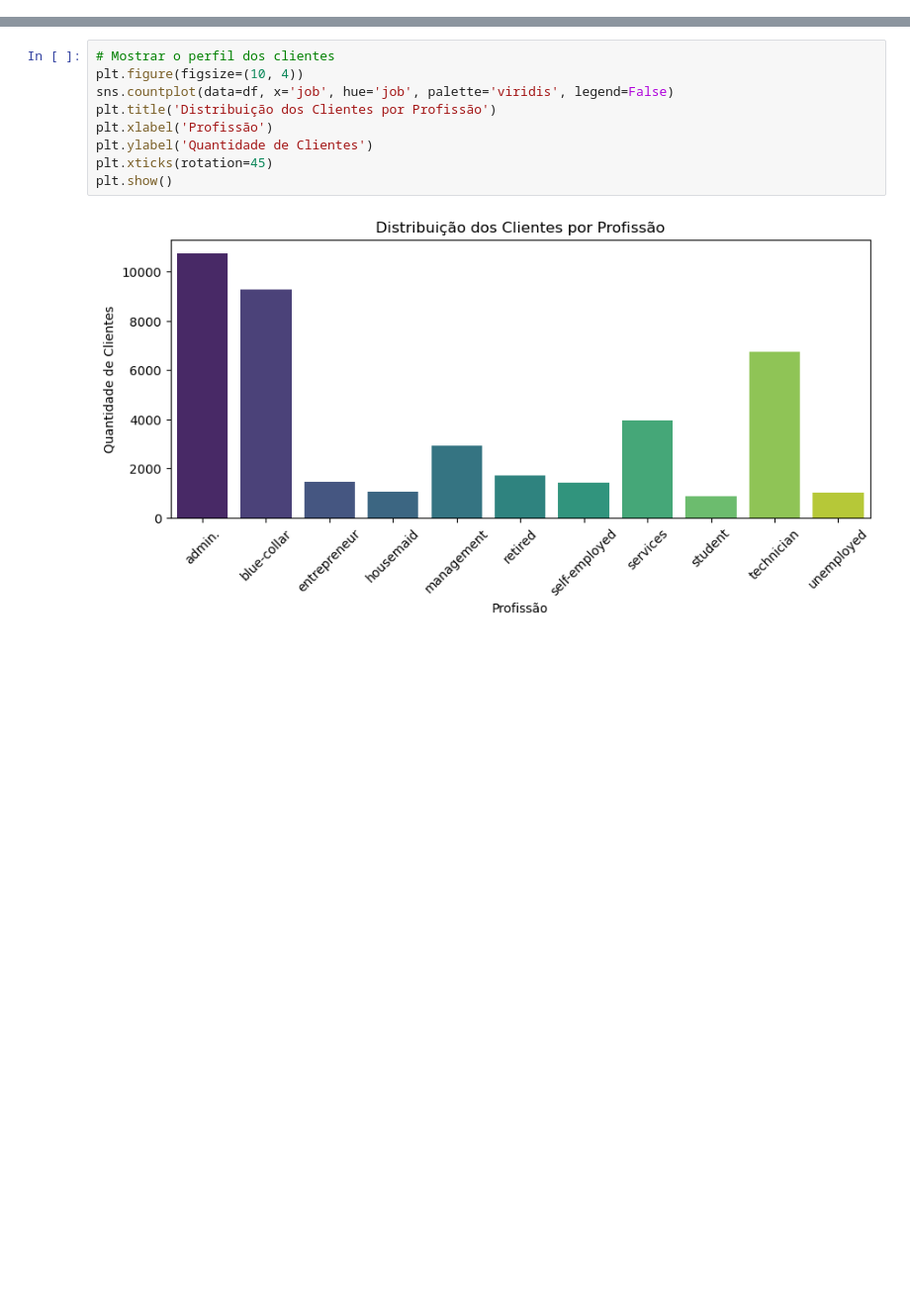
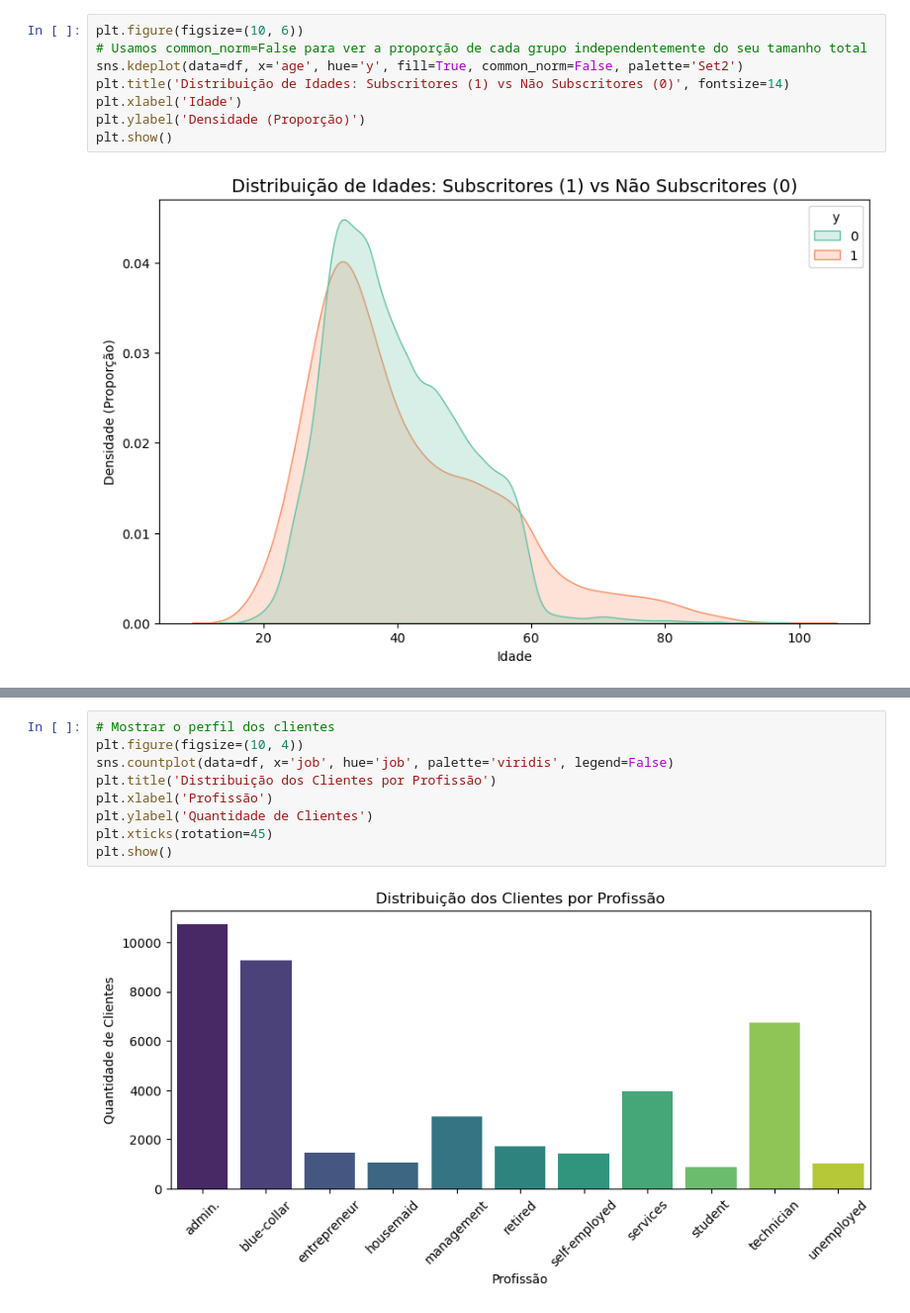
Before and after one commit to LucasUgulino/Super_Projeto_Estatistica, a Jupyter notebook: notebooks/eda.ipynb, the cells around one changed output, grey strips where cells are left out. Shown at 99% size. Cells and saved outputs as stored; diff of their text form; blank space fills up the shorter version.

```diff
--- a/notebooks/eda.ipynb
+++ b/notebooks/eda.ipynb
@@ -28,0 +145,10 @@ Name: proportion, dtype: float64
+# %%
+plt.figure(figsize=(10, 6))
+# Usamos common_norm=False para ver a proporção de cada grupo independentemente do seu tamanho total
+sns.kdeplot(data=df, x='age', hue='y', fill=True, common_norm=False, palette='Set2')
+plt.title('Distribuição de Idades: Subscritores (1) vs Não Subscritores (0)', fontsize=14)
+plt.xlabel('Idade')
+plt.ylabel('Densidade (Proporção)')
+plt.show()
+# %% [output]
+[figure, added]
```
Also changed, not shown: parts of 39 cells of this notebook, 11 other files.
